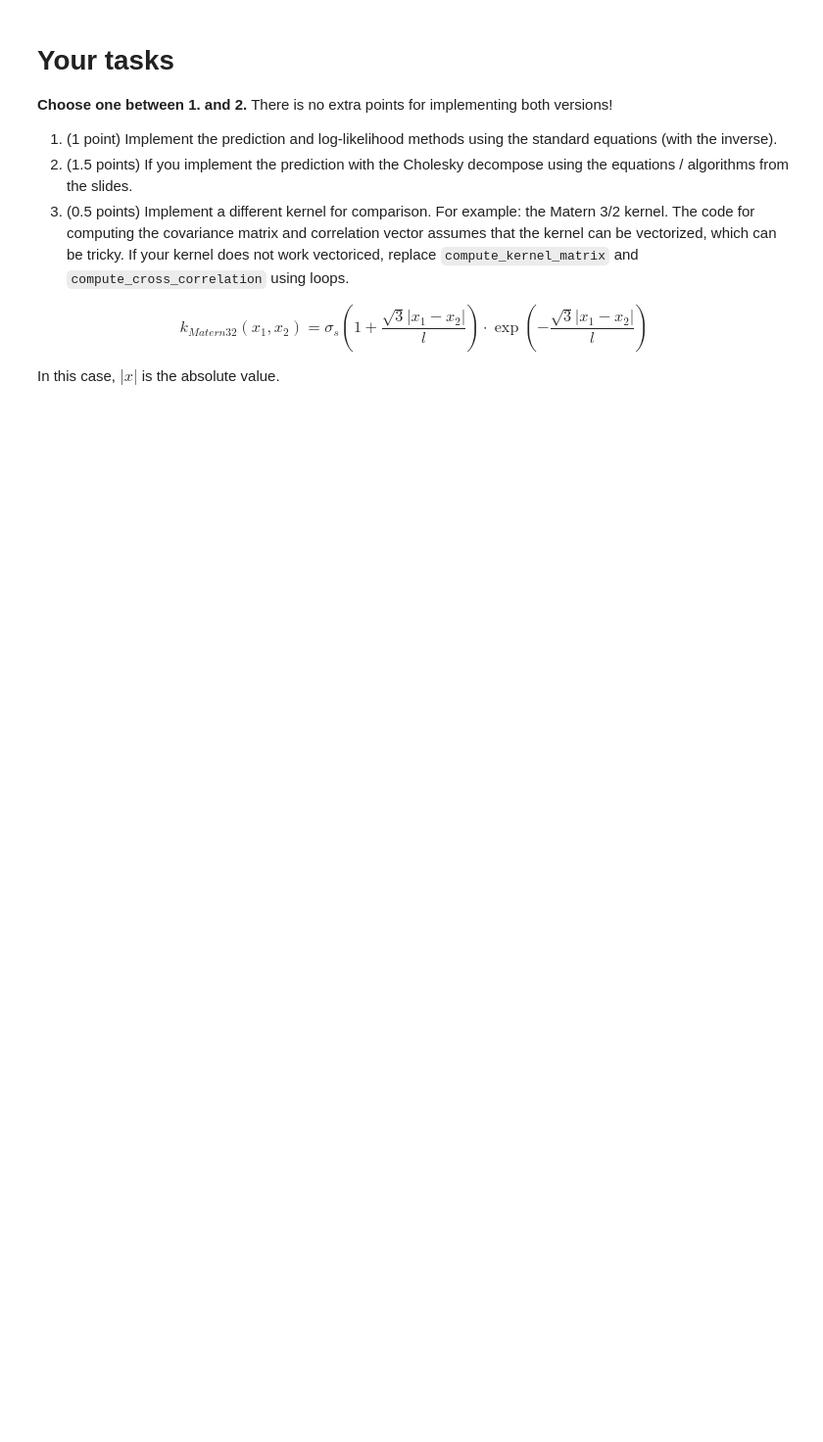
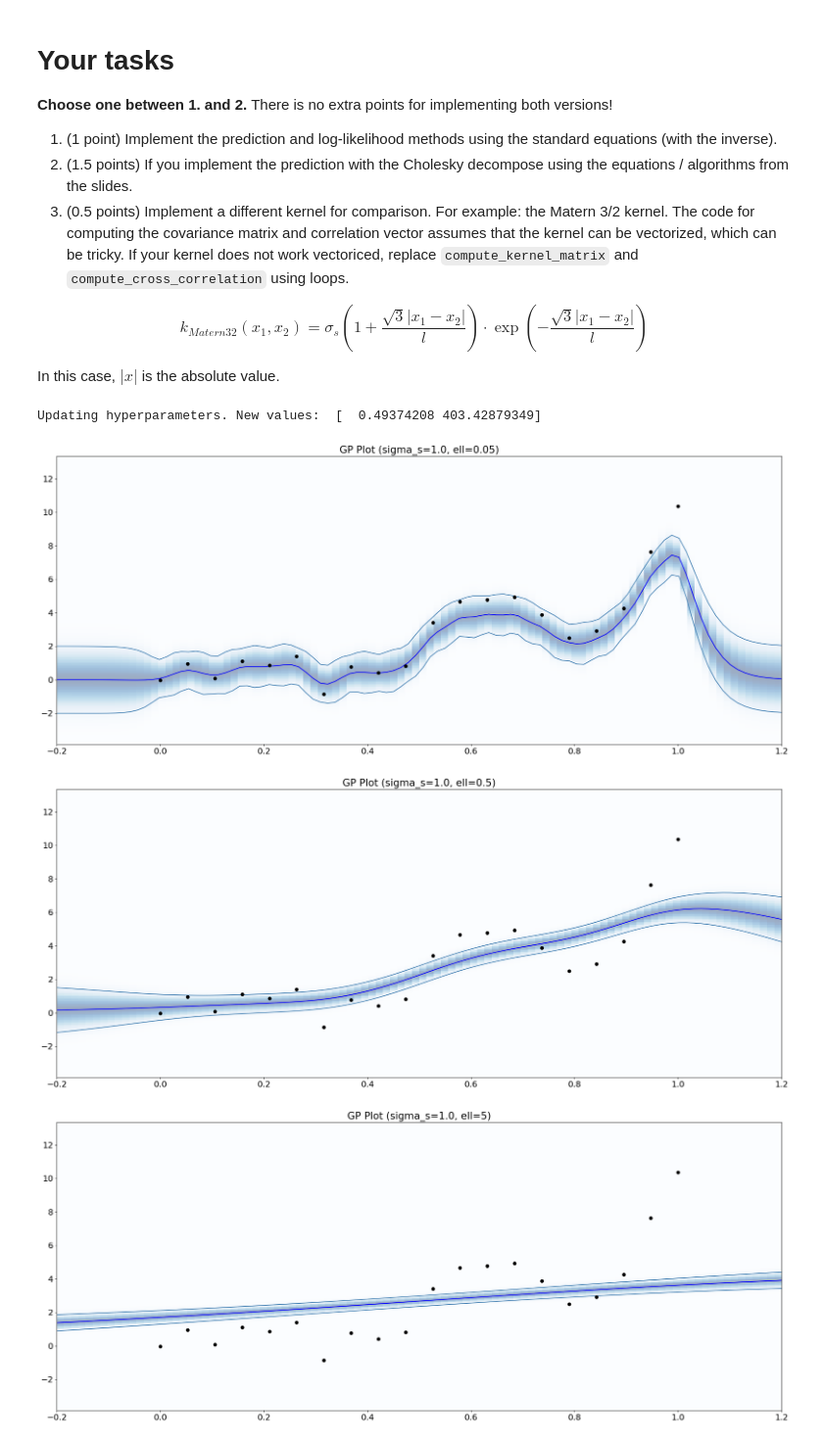
Before and after one commit to amartinezsilva/MRGVC_Assignments, a Jupyter notebook: ML/Lab3/optionals/gp_lab/lab_optional_gps.ipynb, the cells around one changed output. Shown at 98% size. Cells and saved outputs as stored; diff of their text form; code cells hidden in the pictures; blank space fills up the shorter version.

```diff
--- a/ML/Lab3/optionals/gp_lab/lab_optional_gps.ipynb
+++ b/ML/Lab3/optionals/gp_lab/lab_optional_gps.ipynb
@@ -238,0 +577,13 @@ In this case, $|x|$ is the absolute value.
+# %%
+my_gp = GP(dataX, dataY, sigma_noise)
+for i in [0.05, 0.5, 5, 50]:
+  my_gp.ell = i
+  my_gp.plotGP()
+
+my_gp.tune_hyperparameters()
+my_gp.plotGP()
+# %% [output]
+Updating hyperparameters. New values:  [  0.49374208 403.42879349]
+[figure, added]
+[figure, added]
+[figure, added]
```
Also changed, not shown: parts of 12 cells of this notebook.
